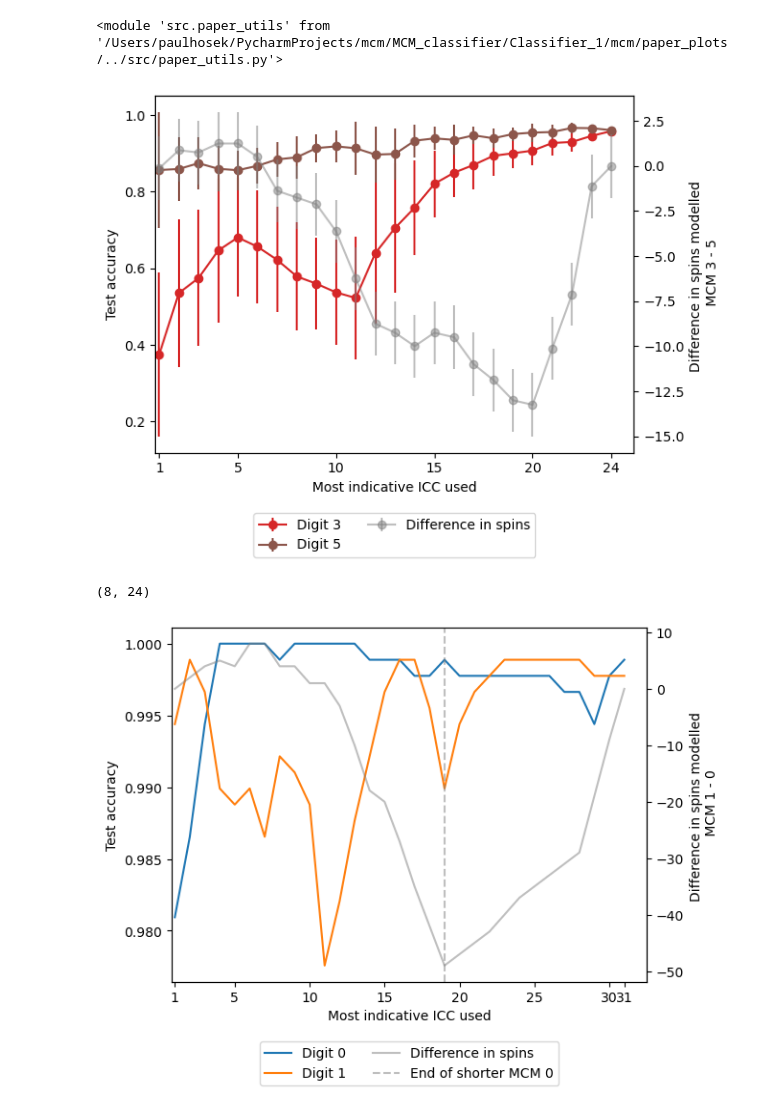
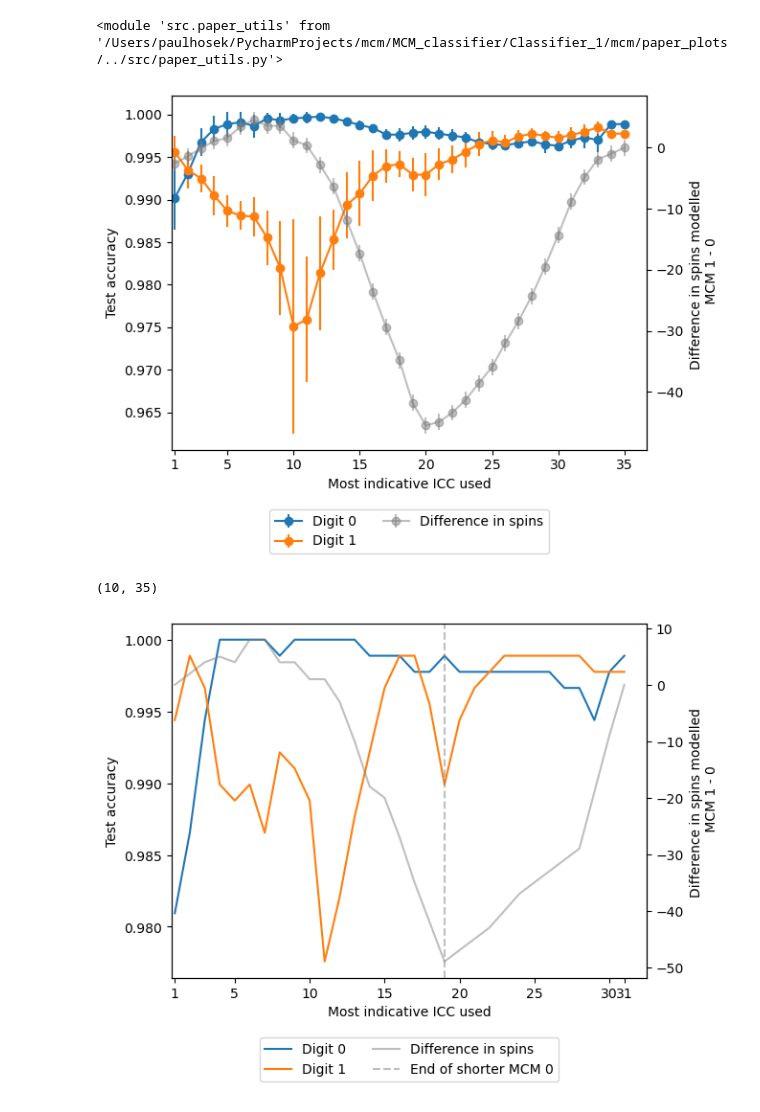
Before and after one commit to PaulHosek/MCM_classifier, a Jupyter notebook: Classifier_1/mcm/paper_plots/plots_testaccuracy_byk.ipynb, the cells around one changed output. Drawn from its saved outputs; the diff is of its cells as text; code cells hidden in the pictures.

```diff
--- a/Classifier_1/mcm/paper_plots/plots_testaccuracy_byk.ipynb
+++ b/Classifier_1/mcm/paper_plots/plots_testaccuracy_byk.ipynb
@@ -36,7 +36,7 @@ test_probs = atest_probs[:,0,0]
 # %%
 sample_idx = 0
 run_idx = 0
-mcms_range = [3,5]
+mcms_range = [0,1]
 
 all_byk_pair, all_byk_modspin = utils.get_all_byk_pair(atest_probs, atest_mcms, mcms_range, sample_idx, run_idx)
 all_byk, nspin_diff, mods_long_short = utils.adjust_smaller_icc(all_byk_pair,all_byk_modspin)
@@ -120,36 +120,37 @@ for i in range(2):
     ax1.errorbar(np.arange(1, maxlen+1), means[i], yerr=confidence_interval[i], fmt='-o', label=f"Digit {mcms_range[i]}", color=colors[mcms_range[i]])
 
 ax1.set_ylabel("Test accuracy")
 ax1.set_xlabel("Most indicative ICC used")
 ax1.legend(title="Show digit")
 # run_nspin_diff
 
 ax2 = ax1.twinx()
 run_nspin = nestedlist2_to_numpy2d(run_nspin_diff)
 sem_nspin = stats.sem(run_nspin, axis=0, nan_policy='omit')  # Calculate the standard error of the mean
 
 confidence_interval_sem = 1.96 * sem_nspin
-ax2.errorbar(np.arange(1, run_nspin.shape[1]+1), np.nanmean(run_nspin, axis=0), yerr=confidence_interval_sem[i], fmt='-o', color="grey", alpha=.5, label="Difference in spins")
+for i in range(2):
+    ax2.errorbar(np.arange(1, run_nspin.shape[1]+1), np.nanmean(run_nspin, axis=0), yerr=confidence_interval_sem[i], fmt='-o', color="grey", alpha=.5, label="Difference in spins")
 
 # ax2.plot(nspin_diff, color="grey", alpha=.5, label="Difference in spins")
 # ax2.axvline(np.min([len(arr) for arr in all_byk_modspin]), color="grey", alpha=.5, linestyle="--", label=f"End of shorter MCM {mcms_range[mods_long_short[1]]}")
 ax2.set_ylabel(f"Difference in spins modelled \n MCM {mcms_range[mods_long_short[0]]} - {mcms_range[mods_long_short[1]]}")
 
 
 
 lines, labels = ax1.get_legend_handles_labels()
 lines2, labels2 = ax2.get_legend_handles_labels()
 ax1.legend(lines + lines2, labels + labels2, loc="upper center",ncol=2, bbox_to_anchor=(0.5, -0.15))
 ax1.set_xticks([1]+list(np.arange(0, maxlen,5)[1:])+[maxlen])
 ax1.set_xlim(left=.8)
 
 plt.show()
 
 
 run_nspin.shape
 # %% [output]
-[figure, old version]
+[figure, new version]
-(8, 24)
+(10, 35)
 # %%
 own_label_pred = np.array([predicted_labels_byk_dig(all_byk,all_byk_modspin, mcms_range, dig)[:,mcms_range.index(dig)] for dig in mcms_range]).T/892
 
```
Also changed, not shown: parts of 1 cell of this notebook, 2 other files.
